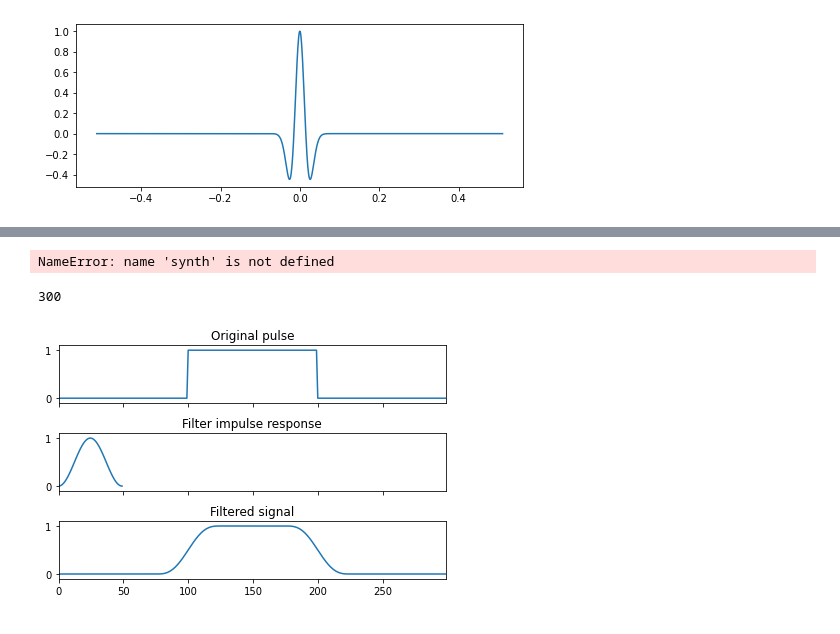
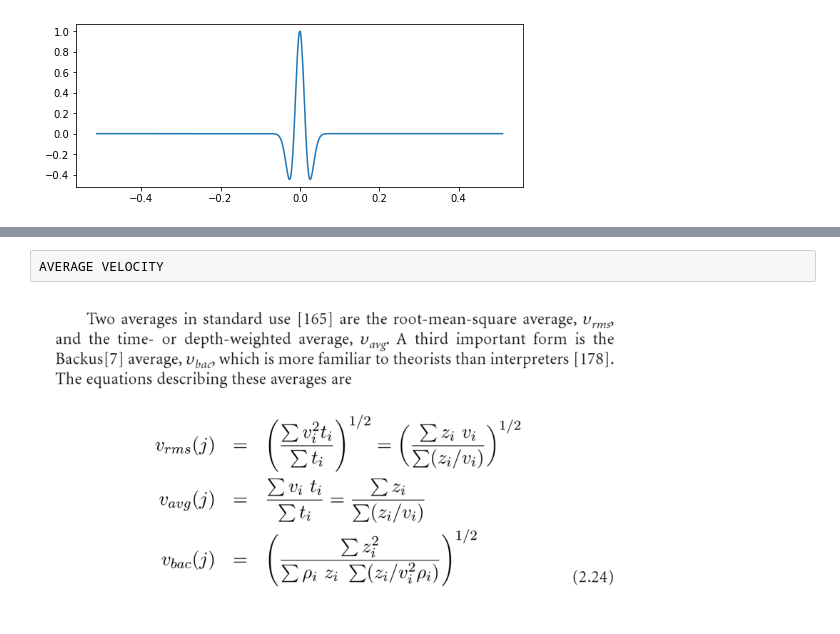
Before and after one commit to o-akbas/notebooks, a Jupyter notebook: Untitled.ipynb, the cells around one changed output, grey strips where cells are left out. Drawn from its saved outputs; the diff is of its cells as text; code cells hidden in the pictures.

```diff
--- a/Untitled.ipynb
+++ b/Untitled.ipynb
@@ -67,34 +70,7 @@ NameError: name 'ndimage' is not defined
-# %%
-synth = synth[len(w)/2:-len(w)/2]
-
-plt.figure(figsize=[18,3])
-plt.plot(ttz[:-2], synth)
-plt.fill_between(ttz[:-2], synth,  0,  synth > 0.0)
-plt.show()
-# %% [output]
-NameError: name 'synth' is not defined
-# %%
-from scipy import signal
-sig = np.repeat([0., 1., 0.], 100)
-win = signal.windows.hann(50)
-filtered = signal.convolve(sig, win, mode='same')
-
-sig.size
-# %% [output]
-300
-# %%
-import matplotlib.pyplot as plt
-fig, (ax_orig, ax_win, ax_filt) = plt.subplots(3, 1, sharex=True)
-ax_orig.plot(sig)
-ax_orig.set_title('Original pulse')
-ax_orig.margins(0, 0.1)
-ax_win.plot(win)
-ax_win.set_title('Filter impulse response')
-ax_win.margins(0, 0.1)
-ax_filt.plot(filtered)
-ax_filt.set_title('Filtered signal')
-ax_filt.margins(0, 0.1)
-fig.tight_layout()
-fig.show()
-# %% [output]
-[figure, removed]
+# %% [raw]
+AVERAGE VELOCITY
+# %%
+from IPython.core.display import Image
+Image(filename='Velocity_averages.png', width=600)
+# %% [output]
+[figure, added]
```
Also changed, not shown: parts of 8 cells of this notebook.
